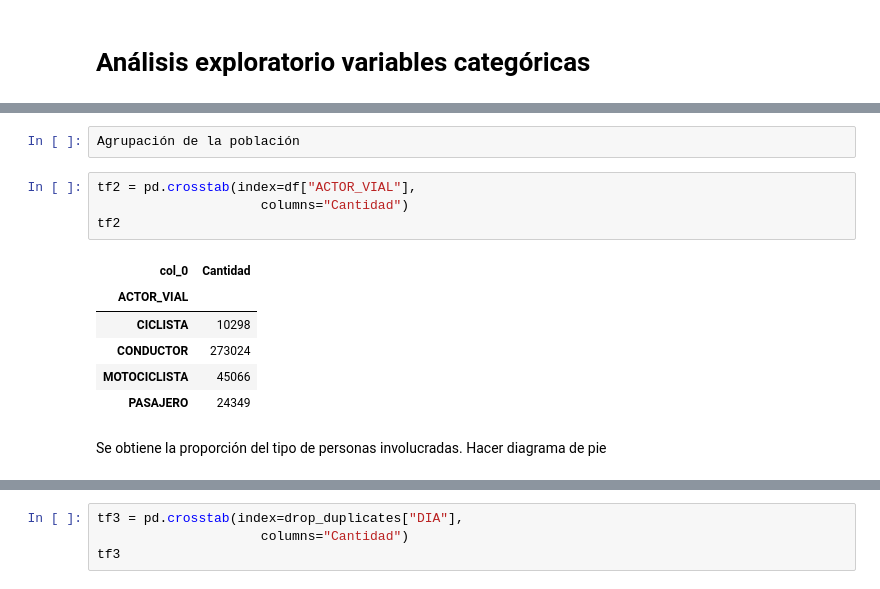
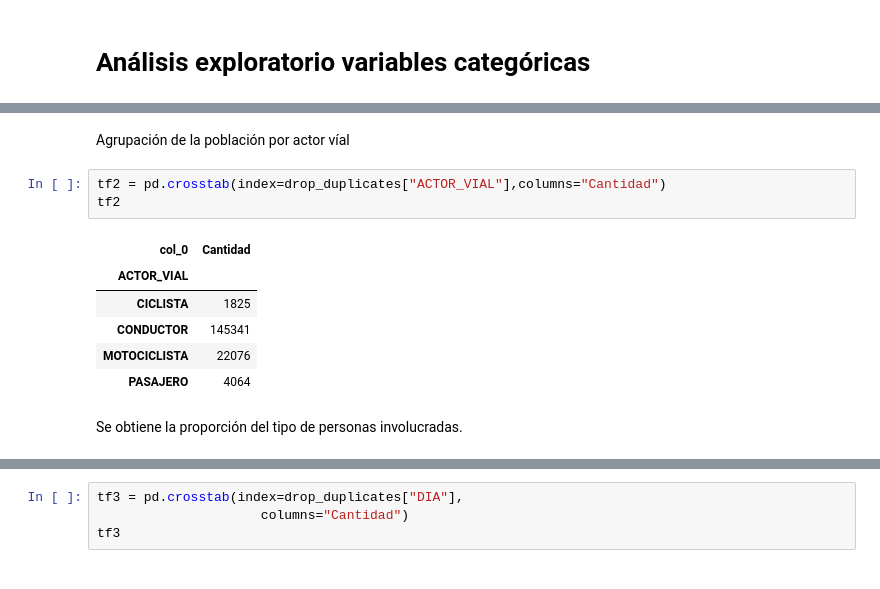
Before and after one commit to jgcotta/bigdata, a Jupyter notebook: notebook/NoteBookSiniestros.ipynb, the cells around one changed output, grey strips where cells are left out. Saved outputs shown, nothing was run; the diff lists cells and outputs as text.

```diff
--- a/notebook/NoteBookSiniestros.ipynb
+++ b/notebook/NoteBookSiniestros.ipynb
@@ -72,15 +110,14 @@ tf1
-# %%
-Agrupación de la población
+# %% [markdown]
+Agrupación de la población por actor víal
 # %%
-tf2 = pd.crosstab(index=df["ACTOR_VIAL"],
-                     columns="Cantidad")
+tf2 = pd.crosstab(index=drop_duplicates["ACTOR_VIAL"],columns="Cantidad")
 tf2
 # %% [output]
 | col_0 | Cantidad |
 | ACTOR_VIAL |  |
-| CICLISTA | 10298 |
-| CONDUCTOR | 273024 |
-| MOTOCICLISTA | 45066 |
-| PASAJERO | 24349 |
+| CICLISTA | 1825 |
+| CONDUCTOR | 145341 |
+| MOTOCICLISTA | 22076 |
+| PASAJERO | 4064 |
 # %% [markdown]
-Se obtiene la proporción del tipo de personas involucradas. Hacer diagrama de pie
+Se obtiene la proporción del tipo de personas involucradas.
```
Also changed, not shown: parts of 39 cells of this notebook.
